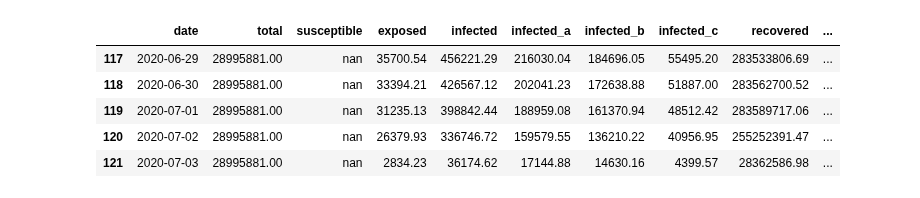
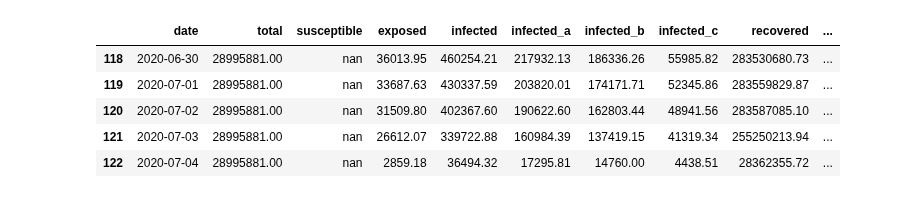
Before and after one commit to act-now-coalition/covid-data-model, a Jupyter notebook: seird_notebook_runtime.ipynb, the cells around one changed output. Saved outputs shown, nothing was run; the diff lists cells and outputs as text; code cells hidden in the pictures.

```diff
--- a/seird_notebook_runtime.ipynb
+++ b/seird_notebook_runtime.ipynb
@@ -59,6 +59,7 @@ def model_state(country, state, interventions=None):
         'duration_mild_infections': 10, # In days
         'icu_time_death': 7, #Time from ICU admission to death, In days
         'hospital_time_recovery': 11, #Duration of hospitalization, In days
+        'use_harvard': True, #If True use the harvard parameters directly, if not calculate off the above
     }
     return CovidTimeseriesModelSIR().forecast_region(model_parameters=MODEL_PARAMETERS)
 
@@ -213,9 +142,9 @@ plot_df(harvard_df, chart_cols)
 # %%
-params_df.tail()
+harvard_df.tail()
 # %% [output]
 |  | date | total | susceptible | exposed | infected | infected_a | infected_b | infected_c | recovered | ... |
-| 117 | 2020-06-29 | 28995881.00 | nan | 35700.54 | 456221.29 | 216030.04 | 184696.05 | 55495.20 | 283533806.69 | ... |
-| 118 | 2020-06-30 | 28995881.00 | nan | 33394.21 | 426567.12 | 202041.23 | 172638.88 | 51887.00 | 283562700.52 | ... |
-| 119 | 2020-07-01 | 28995881.00 | nan | 31235.13 | 398842.44 | 188959.08 | 161370.94 | 48512.42 | 283589717.06 | ... |
-| 120 | 2020-07-02 | 28995881.00 | nan | 26379.93 | 336746.72 | 159579.55 | 136210.22 | 40956.95 | 255252391.47 | ... |
-| 121 | 2020-07-03 | 28995881.00 | nan | 2834.23 | 36174.62 | 17144.88 | 14630.16 | 4399.57 | 28362586.98 | ... |
+| 118 | 2020-06-30 | 28995881.00 | nan | 36013.95 | 460254.21 | 217932.13 | 186336.26 | 55985.82 | 283530680.73 | ... |
+| 119 | 2020-07-01 | 28995881.00 | nan | 33687.63 | 430337.59 | 203820.01 | 174171.71 | 52345.86 | 283559829.87 | ... |
+| 120 | 2020-07-02 | 28995881.00 | nan | 31509.80 | 402367.60 | 190622.60 | 162803.44 | 48941.56 | 283587085.10 | ... |
+| 121 | 2020-07-03 | 28995881.00 | nan | 26612.07 | 339722.88 | 160984.39 | 137419.15 | 41319.34 | 255250213.94 | ... |
+| 122 | 2020-07-04 | 28995881.00 | nan | 2859.18 | 36494.32 | 17295.81 | 14760.00 | 4438.51 | 28362355.72 | ... |
```
Also changed, not shown: parts of 7 cells of this notebook, 1 other file.
